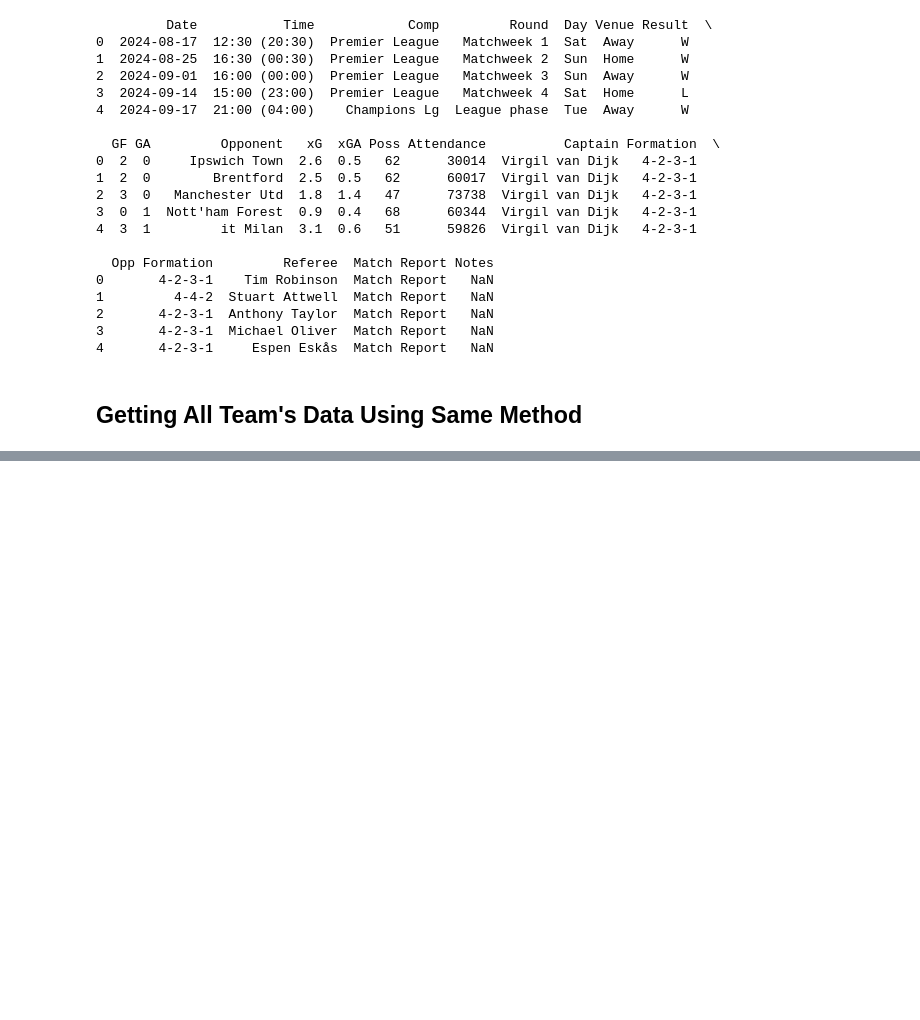
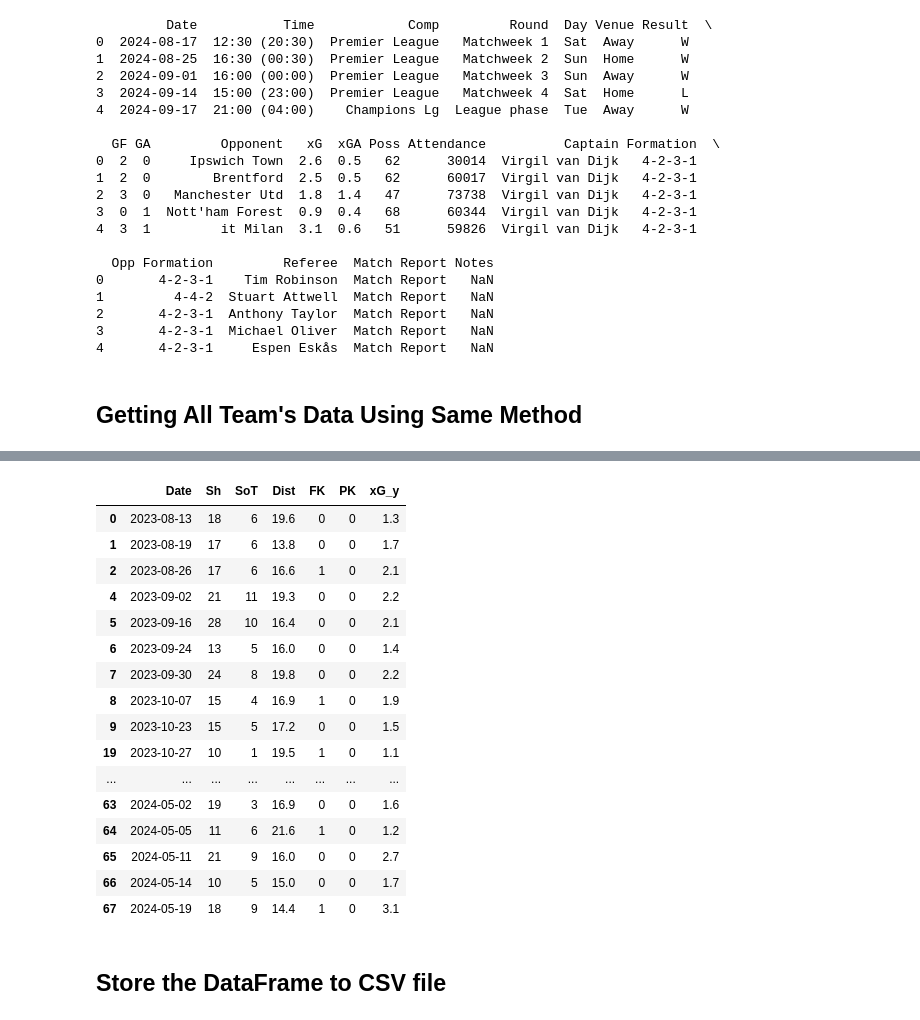
Before and after one commit to Youngsang-Cho1/Premier-League-Prediction, a Jupyter notebook: Prem_Prediction.ipynb, the cells around one changed output, grey strips where cells are left out. Drawn from its saved outputs; the diff is of its cells as text; code cells hidden in the pictures; blank space fills up the shorter version.

Commit message:
complete Selenium scraper and merge score, shooting & defense data

```diff
--- a/Prem_Prediction.ipynb
+++ b/Prem_Prediction.ipynb
@@ -139,0 +156,3 @@ ValueError: No tables found matching pattern 'Shooting'
+# %%
+prem_df = pd.concat(prem_matches)
+prem_df.head()
@@ -139,0 +256,22 @@ ValueError: No tables found matching pattern 'Shooting'
+# %%
+prem_df[prem_df['Team'] == 'Tottenham-Hotspur'][["Date", "Sh", "SoT", "Dist", "FK", "PK", "xG_y"]].head(38)
+# %% [output]
+|  | Date | Sh | SoT | Dist | FK | PK | xG_y |
+| 0 | 2023-08-13 | 18 | 6 | 19.6 | 0 | 0 | 1.3 |
+| 1 | 2023-08-19 | 17 | 6 | 13.8 | 0 | 0 | 1.7 |
+| 2 | 2023-08-26 | 17 | 6 | 16.6 | 1 | 0 | 2.1 |
+| 4 | 2023-09-02 | 21 | 11 | 19.3 | 0 | 0 | 2.2 |
+| 5 | 2023-09-16 | 28 | 10 | 16.4 | 0 | 0 | 2.1 |
+| 6 | 2023-09-24 | 13 | 5 | 16.0 | 0 | 0 | 1.4 |
+| 7 | 2023-09-30 | 24 | 8 | 19.8 | 0 | 0 | 2.2 |
+| 8 | 2023-10-07 | 15 | 4 | 16.9 | 1 | 0 | 1.9 |
+| 9 | 2023-10-23 | 15 | 5 | 17.2 | 0 | 0 | 1.5 |
+| 19 | 2023-10-27 | 10 | 1 | 19.5 | 1 | 0 | 1.1 |
+| ... | ... | ... | ... | ... | ... | ... | ... |
+| 63 | 2024-05-02 | 19 | 3 | 16.9 | 0 | 0 | 1.6 |
+| 64 | 2024-05-05 | 11 | 6 | 21.6 | 1 | 0 | 1.2 |
+| 65 | 2024-05-11 | 21 | 9 | 16.0 | 0 | 0 | 2.7 |
+| 66 | 2024-05-14 | 10 | 5 | 15.0 | 0 | 0 | 1.7 |
+| 67 | 2024-05-19 | 18 | 9 | 14.4 | 1 | 0 | 3.1 |
+# %% [markdown]
+## Store the DataFrame to CSV file
```
Also changed, not shown: parts of 10 cells of this notebook, 1 other file.
